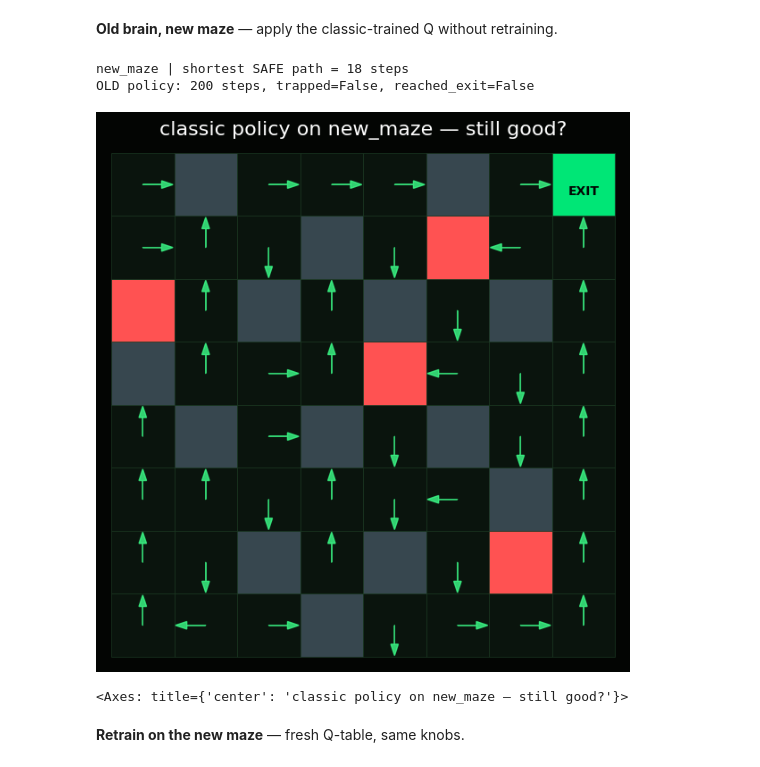
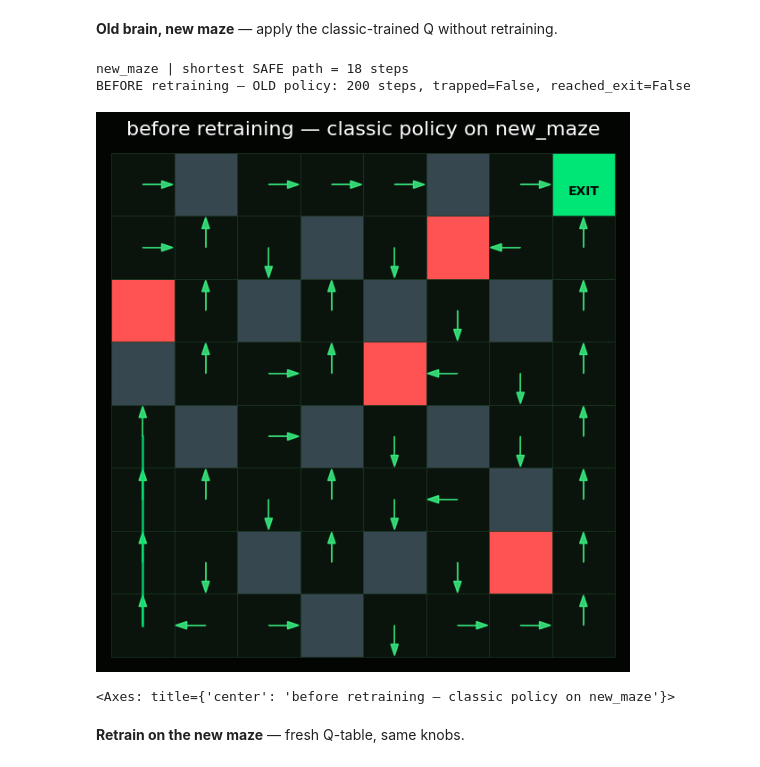
Before and after one commit to Aymen-Falleh/Workshops, a Jupyter notebook: IsitAI/introAI/Labs/lab3/lab3_lost_robot_maze.ipynb, the cells around one changed output. Cells and saved outputs as stored; diff of their text form; code cells hidden in the pictures.

```diff
--- a/IsitAI/introAI/Labs/lab3/lab3_lost_robot_maze.ipynb
+++ b/IsitAI/introAI/Labs/lab3/lab3_lost_robot_maze.ipynb
@@ -81,18 +85,29 @@ LAYOUTS = {
               "traps": {(4,4),(6,5),(1,6),(5,0)}},
 }
 
-def bfs_len(walls, traps):
-    """Shortest SAFE path (steps) from start to exit, avoiding walls AND traps."""
-    q, seen = deque([(START, 0)]), {START}   # queue of (cell, distance-so-far)
+def bfs_path(walls, traps):
+    """Shortest SAFE path (flat indices) from start to exit, avoiding walls AND traps."""
+    q, seen, parent = deque([START]), {START}, {}
     while q:
-        (r, c), d = q.popleft()              # BFS: first time we pop EXIT = shortest
-        if (r, c) == EXIT: return d
+        cell = q.popleft()                  # BFS: first time we pop EXIT = shortest
+        if cell == EXIT:
+            path = [cell]
+            while cell != START:            # walk parents backward to the start
+                cell = parent[cell]
+                path.append(cell)
+            return [r*W + c for r, c in path[::-1]]
+        r, c = cell
         for dr, dc in DIRS:
             n = (r+dr, c+dc)
             # in bounds, not a wall, not a trap, not visited → enqueue
             if 0 <= n[0] < 8 and 0 <= n[1] < 8 and n not in walls and n not in traps and n not in seen:
-                seen.add(n); q.append((n, d+1))
+                seen.add(n); parent[n] = cell; q.append(n)
     return None
+
+def bfs_len(walls, traps):
+    """Shortest SAFE path (steps) from start to exit, avoiding walls AND traps."""
+    path = bfs_path(walls, traps)
+    return None if path is None else len(path) - 1
 
 def step(s, a):
     """One move. Returns (new_state, reward, done). Reads global ENV."""
@@ -120,10 +135,12 @@ def rollout(act_fn=None, max_steps=200):
 **Maze drawer** — the function that draws walls, traps, path, policy, robot.
 # %%
 #@title 1c. Maze drawer { display-mode: "form" }
-def draw_maze(robot=None, path=None, policy=None, title="", ax=None):
+def draw_maze(robot=None, path=None, policy=None, title="", ax=None, walls=None, traps=None):
     """Draw the grid: walls grey, traps red, exit glowing green, robot green dot.
     policy = (8,8) array of action indices → arrows. Returns ax."""
     from matplotlib.patches import Rectangle, Circle
+    walls = ENV["walls"] if walls is None else walls
+    traps = ENV["traps"] if traps is None else traps
     own = ax is None
     if own: fig, ax = plt.subplots(figsize=(6.5, 6.5))
     ax.set_xlim(-0.6, 7.6); ax.set_ylim(7.6, -0.6); ax.set_aspect("equal")
@@ -133,8 +150,8 @@ def draw_maze(robot=None, path=None, policy=None, title="", ax=None):
             x, y = c - 0.5, 7 - r - 0.5          # display coords: row 0 on top
             cell = (r, c)
             # pick the cell color by what lives there
-            if cell in ENV["walls"]:   fc = WALL
-            elif cell in ENV["traps"]: fc = RED
+            if cell in walls:   fc = WALL
+            elif cell in traps: fc = RED
             elif cell == EXIT:        fc = ACCENT
             else:                     fc = "#0a140d"
             ax.add_patch(Rectangle((x, y), 1, 1, facecolor=fc, edgecolor="#1c3a24", lw=0.5))
@@ -148,7 +165,7 @@ def draw_maze(robot=None, path=None, policy=None, title="", ax=None):
         for r in range(8):
             for c in range(8):
                 cell = (r, c)
-                if cell in ENV["walls"] or cell in ENV["traps"] or cell == EXIT: continue
+                if cell in walls or cell in traps or cell == EXIT: continue
                 dr, dc = DIRS[policy[r, c]]
                 ax.arrow(c, 7 - r, 0.3*dc, -0.3*dr, head_width=0.12,
                          color=ACCENT2, alpha=0.8)
@@ -481,18 +513,20 @@ Switch to **new_maze** — walls and traps moved. Apply the **classic-trained Q*
 # %%
 #@title 6c1. Old Q-table on new_maze { display-mode: "form" }
 need("Q", "load_layout", "rollout")
 safe = load_layout("new_maze")   # switch maze — walls/traps moved, Q stays the same
 print(f"new_maze | shortest SAFE path = {safe} steps")
 # reuse the classic-trained Q without any retraining — will it still work?
-res = rollout(lambda s: int(np.argmax(Q[s])))
-print(f"OLD policy: {res['steps']} steps, trapped={res['trapped']}, "
-      f"reached_exit={res['path'][-1]==EXIT_I}")
-draw_maze(policy=np.argmax(Q.reshape(8,8,4),axis=2), title="classic policy on new_maze — still good?")
+res_before = rollout(lambda s: int(np.argmax(Q[s])))
+print(f"BEFORE retraining — OLD policy: {res_before['steps']} steps, trapped={res_before['trapped']}, "
+      f"reached_exit={res_before['path'][-1]==EXIT_I}")
+pi_old = np.argmax(Q.reshape(8,8,4), axis=2)
+draw_maze(policy=pi_old, path=res_before["path"],
+          title="before retraining — classic policy on new_maze")
 # %% [output]
 new_maze | shortest SAFE path = 18 steps
-OLD policy: 200 steps, trapped=False, reached_exit=False
+BEFORE retraining — OLD policy: 200 steps, trapped=False, reached_exit=False
-[figure, old version]
+[figure, new version]
-<Axes: title={'center': 'classic policy on new_maze — still good?'}>
+<Axes: title={'center': 'before retraining — classic policy on new_maze'}>
 # %% [markdown]
 **Retrain on the new maze** — fresh Q-table, same knobs.
 # %%
```
Also changed, not shown: parts of 5 cells of this notebook, 1 other file.
